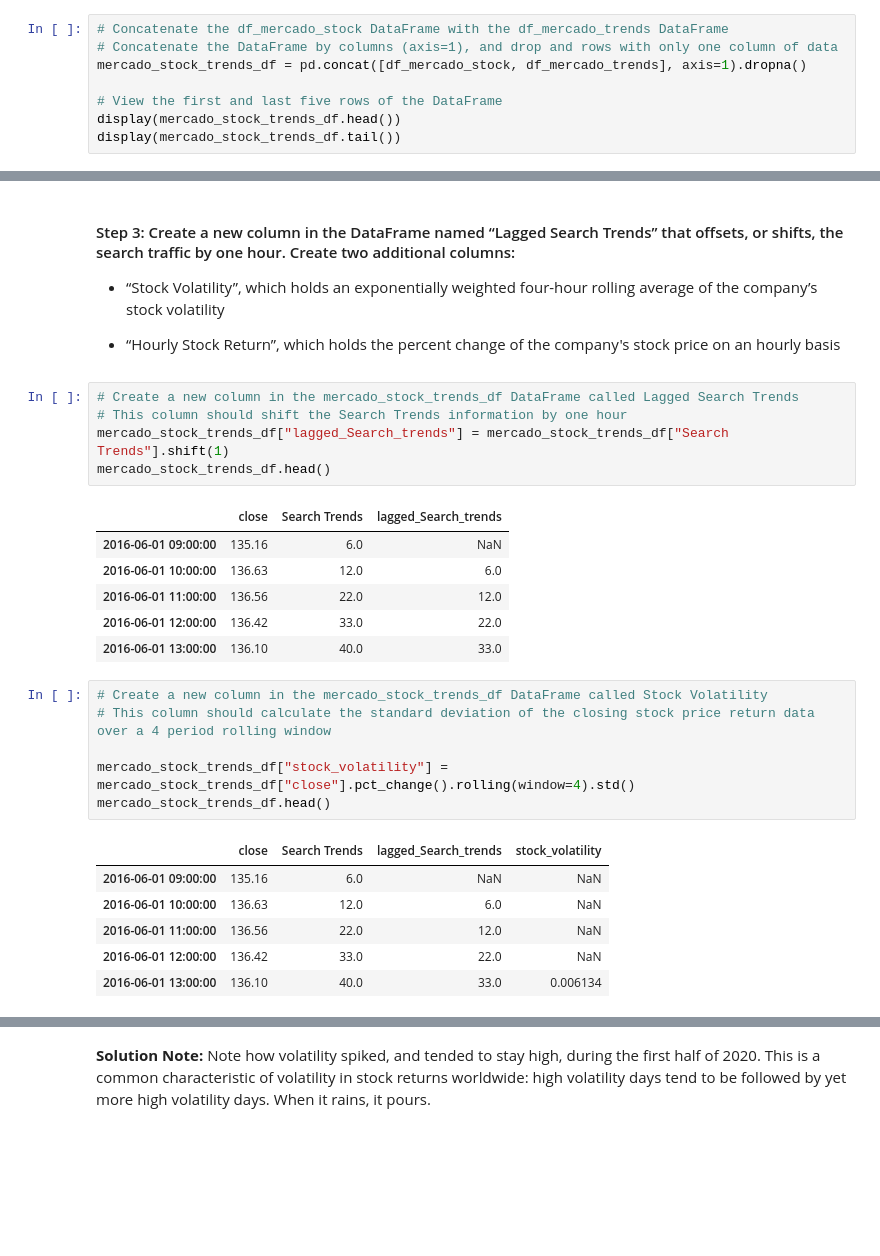
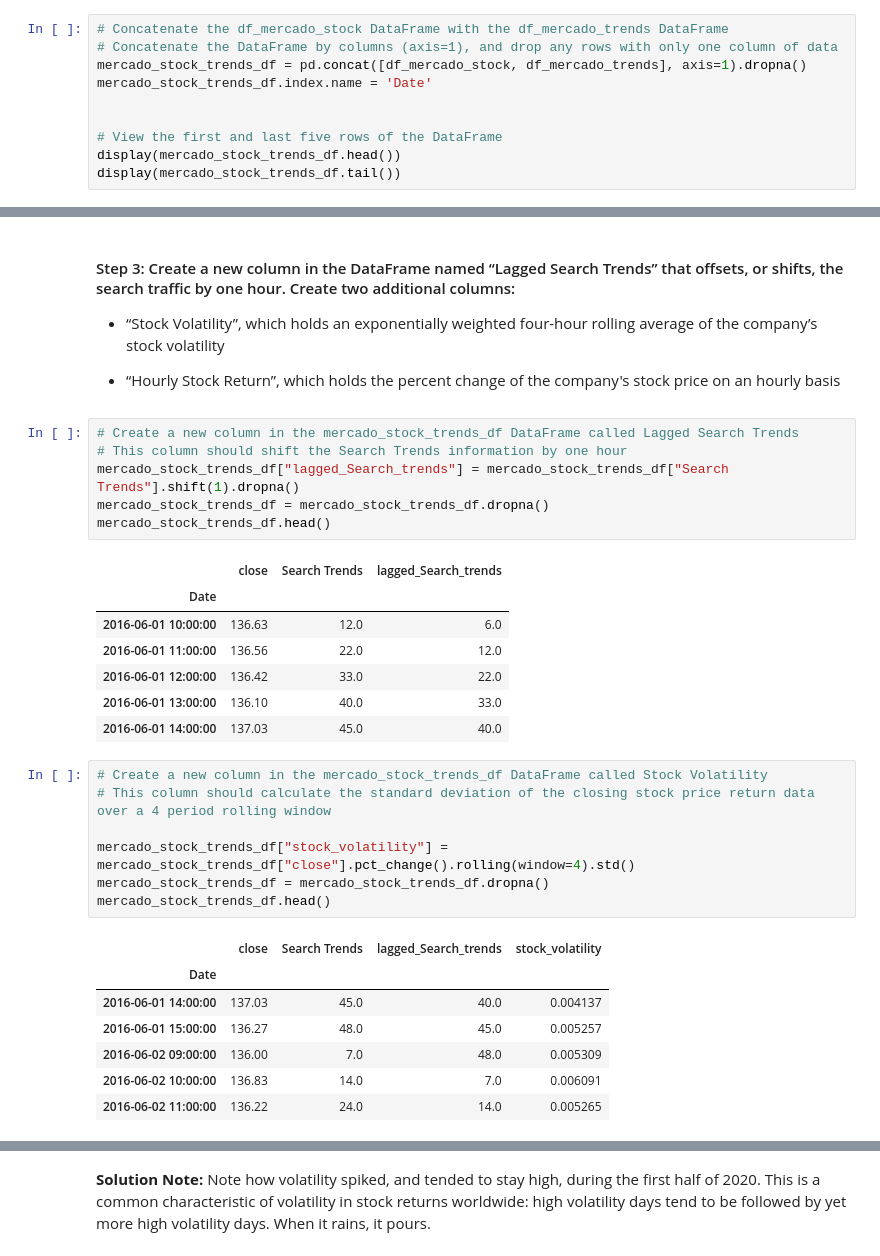
Before and after one commit to dshephali/Module8_ProphetChallenge, a Jupyter notebook: forecasting_net_prophet.ipynb, the cells around one changed output, grey strips where cells are left out. Saved outputs shown, nothing was run; the diff lists cells and outputs as text; blank space fills up the shorter version.

```diff
--- a/forecasting_net_prophet.ipynb
+++ b/forecasting_net_prophet.ipynb
@@ -285,8 +285,10 @@ df_mercado_stock['close'].plot()
 [figure]
 # %%
 # Concatenate the df_mercado_stock DataFrame with the df_mercado_trends DataFrame
-# Concatenate the DataFrame by columns (axis=1), and drop and rows with only one column of data
+# Concatenate the DataFrame by columns (axis=1), and drop any rows with only one column of data
 mercado_stock_trends_df = pd.concat([df_mercado_stock, df_mercado_trends], axis=1).dropna()
+mercado_stock_trends_df.index.name = 'Date'
+
 
 # View the first and last five rows of the DataFrame
 display(mercado_stock_trends_df.head())
@@ -347,27 +353,31 @@ array([<Axes: >, <Axes: >], dtype=object)
 # %%
 # Create a new column in the mercado_stock_trends_df DataFrame called Lagged Search Trends
 # This column should shift the Search Trends information by one hour
-mercado_stock_trends_df["lagged_Search_trends"] = mercado_stock_trends_df["Search Trends"].shift(1)
+mercado_stock_trends_df["lagged_Search_trends"] = mercado_stock_trends_df["Search Trends"].shift(1).dropna()
+mercado_stock_trends_df = mercado_stock_trends_df.dropna()
 mercado_stock_trends_df.head()
 # %% [output]
 |  | close | Search Trends | lagged_Search_trends |
-| 2016-06-01 09:00:00 | 135.16 | 6.0 | NaN |
+| Date |  |  |  |
 | 2016-06-01 10:00:00 | 136.63 | 12.0 | 6.0 |
 | 2016-06-01 11:00:00 | 136.56 | 22.0 | 12.0 |
 | 2016-06-01 12:00:00 | 136.42 | 33.0 | 22.0 |
 | 2016-06-01 13:00:00 | 136.10 | 40.0 | 33.0 |
+| 2016-06-01 14:00:00 | 137.03 | 45.0 | 40.0 |
 # %%
 # Create a new column in the mercado_stock_trends_df DataFrame called Stock Volatility
 # This column should calculate the standard deviation of the closing stock price return data over a 4 period rolling window
 
 mercado_stock_trends_df["stock_volatility"] = mercado_stock_trends_df["close"].pct_change().rolling(window=4).std()
+mercado_stock_trends_df = mercado_stock_trends_df.dropna()
 mercado_stock_trends_df.head()
 # %% [output]
 |  | close | Search Trends | lagged_Search_trends | stock_volatility |
-| 2016-06-01 09:00:00 | 135.16 | 6.0 | NaN | NaN |
-| 2016-06-01 10:00:00 | 136.63 | 12.0 | 6.0 | NaN |
-| 2016-06-01 11:00:00 | 136.56 | 22.0 | 12.0 | NaN |
-| 2016-06-01 12:00:00 | 136.42 | 33.0 | 22.0 | NaN |
-| 2016-06-01 13:00:00 | 136.10 | 40.0 | 33.0 | 0.006134 |
+| Date |  |  |  |  |
+| 2016-06-01 14:00:00 | 137.03 | 45.0 | 40.0 | 0.004137 |
+| 2016-06-01 15:00:00 | 136.27 | 48.0 | 45.0 | 0.005257 |
+| 2016-06-02 09:00:00 | 136.00 | 7.0 | 48.0 | 0.005309 |
+| 2016-06-02 10:00:00 | 136.83 | 14.0 | 7.0 | 0.006091 |
+| 2016-06-02 11:00:00 | 136.22 | 24.0 | 14.0 | 0.005265 |
 # %%
 # Visualize the stock volatility
```
Also changed, not shown: parts of 26 cells of this notebook.
